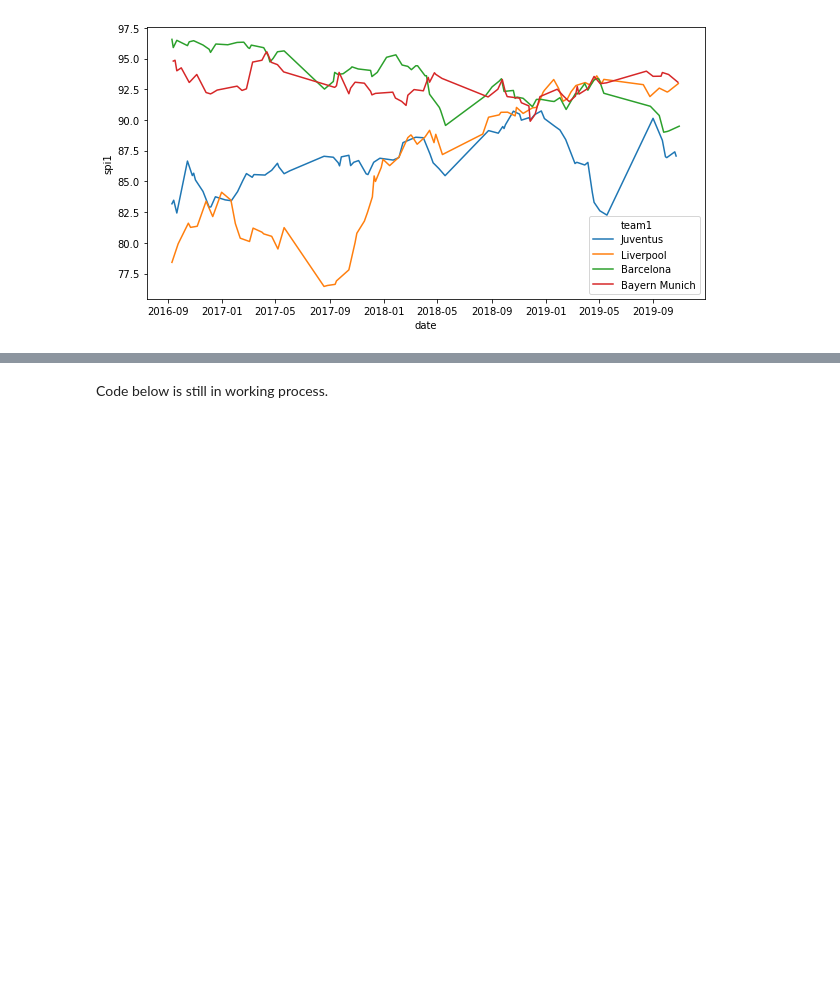
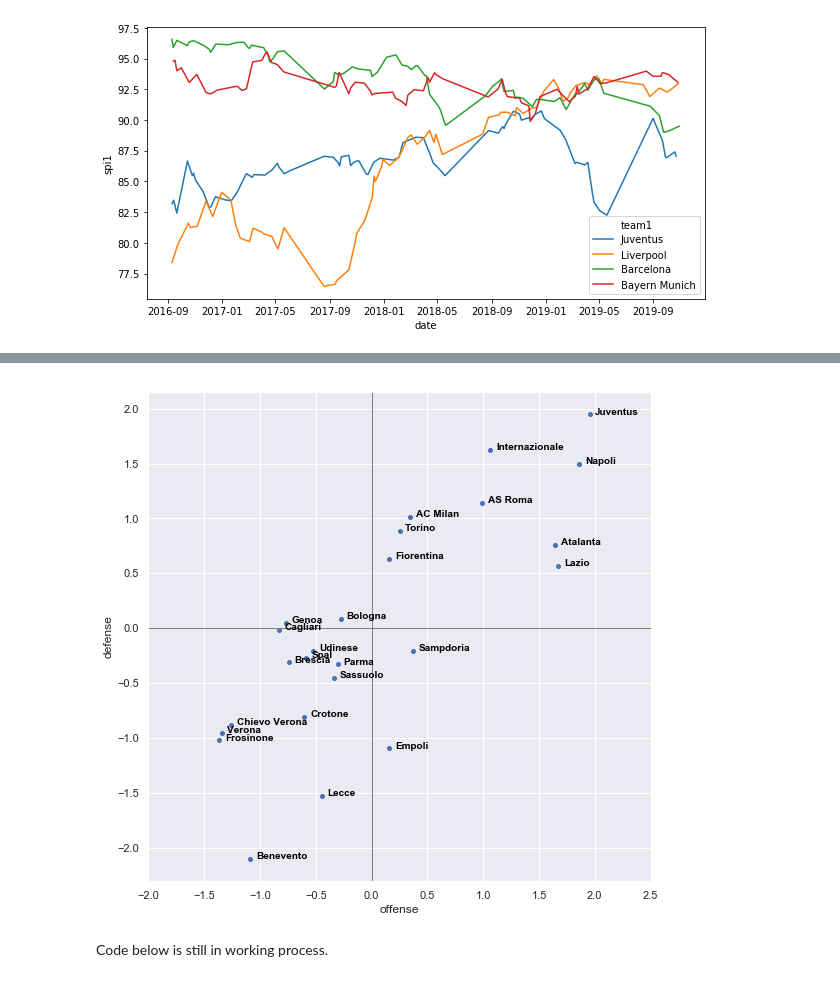
Before and after one commit to weizhaoalex/Juventus_SPI, a Jupyter notebook: Juventus_SPI.ipynb, the cells around one changed output, grey strips where cells are left out. Cells and saved outputs as stored; diff of their text form; code cells hidden in the pictures; blank space fills up the shorter version.

```diff
--- a/Juventus_SPI.ipynb
+++ b/Juventus_SPI.ipynb
@@ -110,0 +129,9 @@ plt.show()
+# %%
+df_I1 = df_I[['date','team1','score1','score2']]
+df_I2 = df_I[['date','team2','score2','score1']]
+df_I1.columns=['date','team','offense','defense']
+df_I2.columns=['date','team','offense','defense']
+# %%
+frames = [df_I1,df_I2]
+df_I3=pd.concat(frames)
+df_I3.shape
@@ -110,0 +140,2 @@ plt.show()
+# %%
+df_score = df_I3.groupby(['team'],as_index=False).mean()
@@ -110,0 +162,3 @@ plt.show()
+# %%
+df_score[['offense', 'defense']] = preprocessing.StandardScaler().fit_transform(df_score[['offense', 'defense']])
+df_score['defense'] = df_score['defense']*(-1)
@@ -111,2 +185,14 @@ plt.show()
+# %%
+plt.figure(figsize=(9,9))
+sns.set()
+ax = sns.scatterplot(x="offense", y="defense", data=df_score)
+ax.axhline(y=0, color='grey', linewidth=1)
+ax.axvline(x=0, color='grey', linewidth=1)
+ax.set_xlim(-2,2.5)
+for line in range(0,df_score.shape[0]):
+     ax.text(df_score.offense[line]+0.05, df_score.defense[line],
+             df_score.team[line], horizontalalignment='left', size='small', color='black', weight='semibold')
+# %% [output]
+[figure, added]
 # %% [markdown]
 Code below is still in working process.
```
Also changed, not shown: parts of 9 cells of this notebook.
